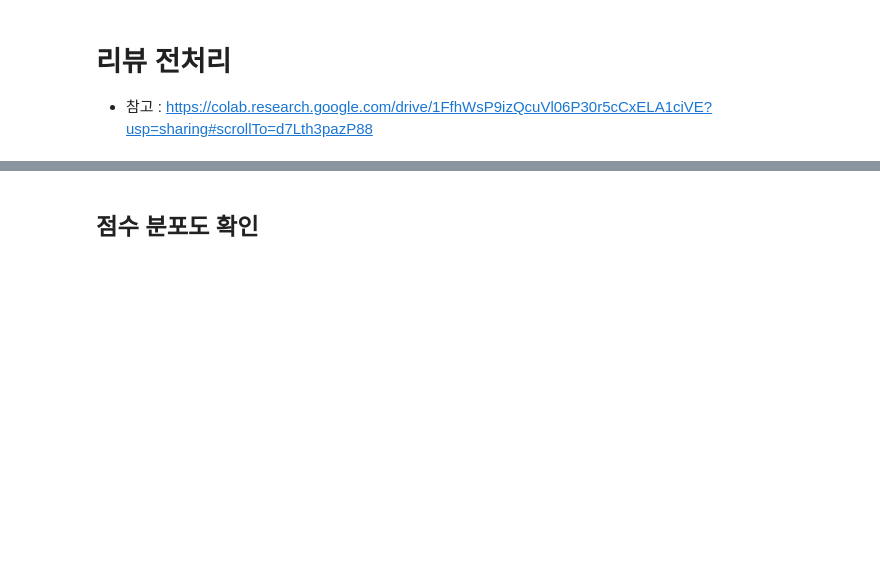
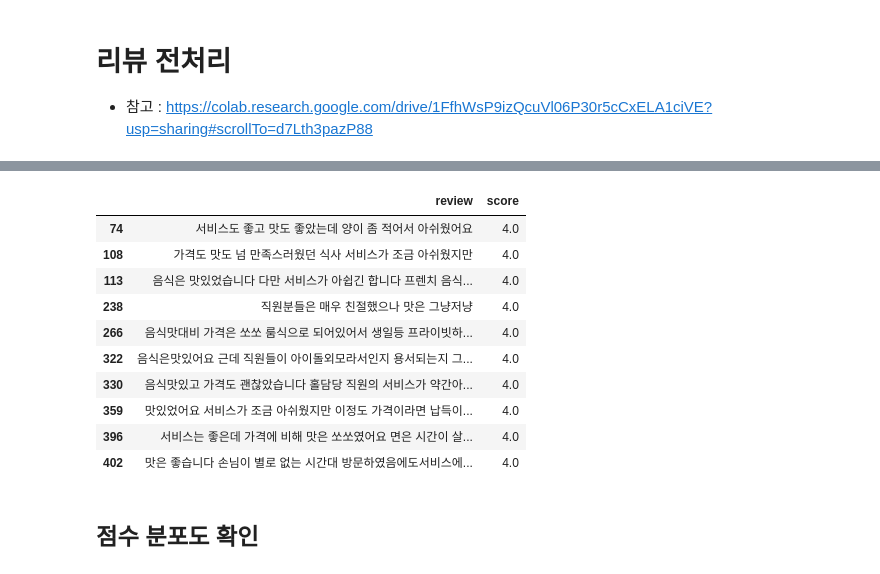
Before and after one commit to subeomsp/TIL_2, a Jupyter notebook: 빅콘/감성분석.ipynb, the cells around one changed output, grey strips where cells are left out. Cells and saved outputs as stored; diff of their text form; code cells hidden in the pictures; blank space fills up the shorter version.

```diff
--- a/빅콘/감성분석.ipynb
+++ b/빅콘/감성분석.ipynb
@@ -108,3 +173,29 @@ df['리뷰전처리'] = df['리뷰전처리'].apply(lambda x: (' ').join(x))
+# %%
+example = pd.DataFrame(columns = ['review', 'score'])
+for review, score in zip(pos_df['review'], pos_df['score']):
+    if '직원' in review or '사장' in review or '서비스' in review:
+        temp_df = pd.DataFrame(np.array([[review, score]]), columns=['review', 'score'])
+        example = pd.concat([example, temp_df], ignore_index=True)
+# %%
+pd.set_option('display.max_row', 100)
+# %%
+example.reset_index(inplace=True, drop=bool)
+# %%
+indexes = [74, 108, 113, 238, 266, 322, 330, 359, 396, 402]
+# %%
+example.iloc[indexes]
+# %% [output]
+|  | review | score |
+| 74 | 서비스도 좋고 맛도 좋았는데 양이 좀 적어서 아쉬웠어요 | 4.0 |
+| 108 | 가격도 맛도 넘 만족스러웠던 식사 서비스가 조금 아쉬웠지만 | 4.0 |
+| 113 | 음식은 맛있었습니다 다만 서비스가 아쉽긴 합니다 프렌치 음식... | 4.0 |
+| 238 | 직원분들은 매우 친절했으나 맛은 그냥저냥 | 4.0 |
+| 266 | 음식맛대비 가격은 쏘쏘 룸식으로 되어있어서 생일등 프라이빗하... | 4.0 |
+| 322 | 음식은맛있어요 근데 직원들이 아이돌외모라서인지 용서되는지 그... | 4.0 |
+| 330 | 음식맛있고 가격도 괜찮았습니다 홀담당 직원의 서비스가 약간아... | 4.0 |
+| 359 | 맛있었어요 서비스가 조금 아쉬웠지만 이정도 가격이라면 납득이... | 4.0 |
+| 396 | 서비스는 좋은데 가격에 비해 맛은 쏘쏘였어요 면은 시간이 살... | 4.0 |
+| 402 | 맛은 좋습니다 손님이 별로 없는 시간대 방문하였음에도서비스에... | 4.0 |
 # %% [markdown]
 ## 점수 분포도 확인
 # %%
```
Also changed, not shown: parts of 21 cells of this notebook.
